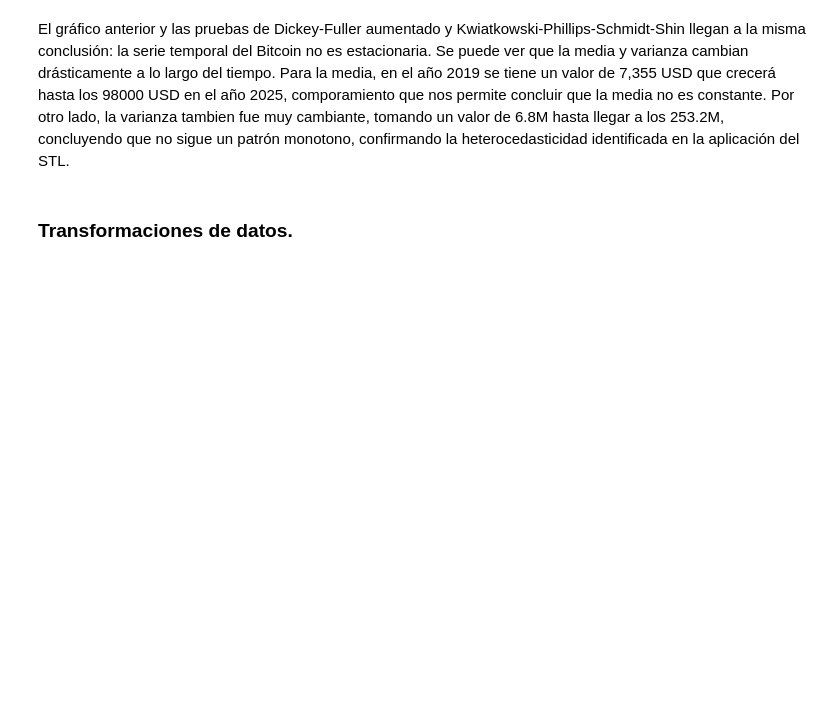
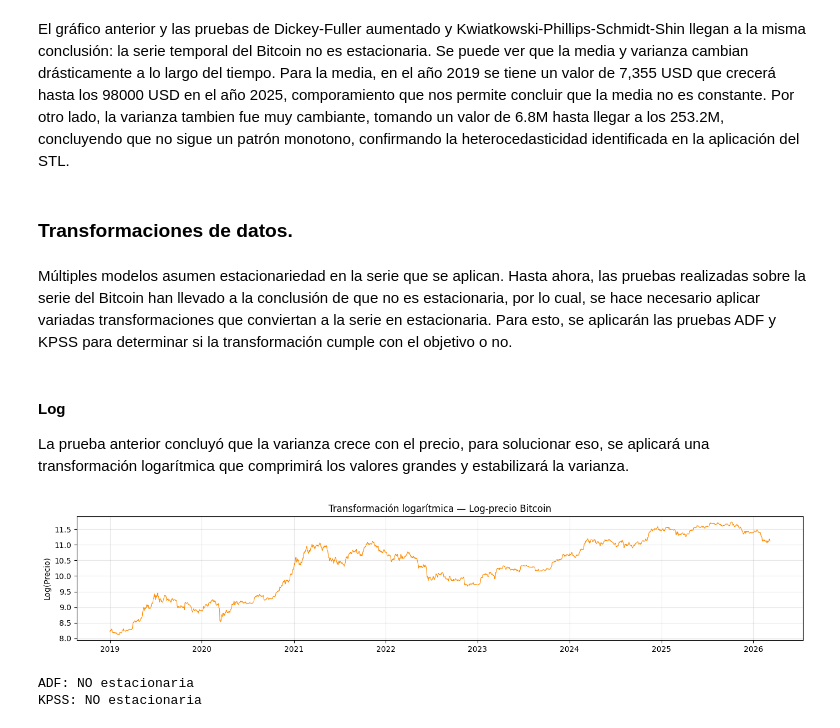
Before and after one commit to T1fff/Proyecto-Investigacion-Bitcoin, a Jupyter notebook: index.ipynb, the cells around one changed output. Saved outputs shown, nothing was run; the diff lists cells and outputs as text; code cells hidden in the pictures; blank space fills up the shorter version.

```diff
--- a/index.ipynb
+++ b/index.ipynb
@@ -715,3 +717,37 @@ plt.show()
 El gráfico anterior y las pruebas de Dickey-Fuller aumentado y Kwiatkowski-Phillips-Schmidt-Shin llegan a la misma conclusión: la serie temporal del Bitcoin no es estacionaria. Se puede ver que la media y varianza cambian drásticamente a lo largo del tiempo. Para la media, en el año 2019 se tiene un valor de 7,355 USD que crecerá hasta los 98000 USD en el año 2025, comporamiento que nos permite concluir que la media no es constante. Por otro lado, la varianza tambien fue muy cambiante, tomando un valor de 6.8M hasta llegar a los 253.2M, concluyendo que no sigue un patrón monotono, confirmando la heterocedasticidad identificada en la aplicación del STL.
 # %% [markdown]
 ### Transformaciones de datos.
+# %% [markdown]
+Múltiples modelos asumen estacionariedad en la serie que se aplican. Hasta ahora, las pruebas realizadas sobre la serie del Bitcoin han llevado a la conclusión de que no es estacionaria, por lo cual, se hace necesario aplicar variadas transformaciones que conviertan a la serie en estacionaria. Para esto, se aplicarán las pruebas ADF y KPSS para determinar si la transformación cumple con el objetivo o no.
+# %%
+def test_estacionariedad(serie, nombre):
+    adf = adfuller(serie.dropna(), autolag='AIC')
+    kpss_r = kpss(serie.dropna(), regression='c', nlags='auto')
+    if adf[1] > 0.05:
+        print("ADF: NO estacionaria ")
+    else:
+        print("Estacionaria")
+
+    if kpss_r[1] < 0.05:
+        print("KPSS: NO estacionaria")
+    else:
+        print("KPSS: Estacionaria")
+# %% [markdown]
+#### Log
+La prueba anterior concluyó que la varianza crece con el precio, para solucionar eso, se aplicará una transformación logarítmica que comprimirá los valores grandes y estabilizará la varianza.
+# %%
+serie_log = np.log(serie_diaria)
+
+plt.figure(figsize=(14, 3))
+plt.plot(serie_log, color='darkorange', linewidth=0.8)
+plt.title('Transformación logarítmica — Log-precio Bitcoin')
+plt.ylabel('Log(Precio)')
+plt.grid(True, alpha=0.3)
+plt.tight_layout()
+plt.show()
+
+test_estacionariedad(serie_log, "Log-precio")
+# %% [output]
+[figure, added]
+ADF: NO estacionaria
+KPSS: NO estacionaria
```
Also changed, not shown: parts of 13 cells of this notebook.
